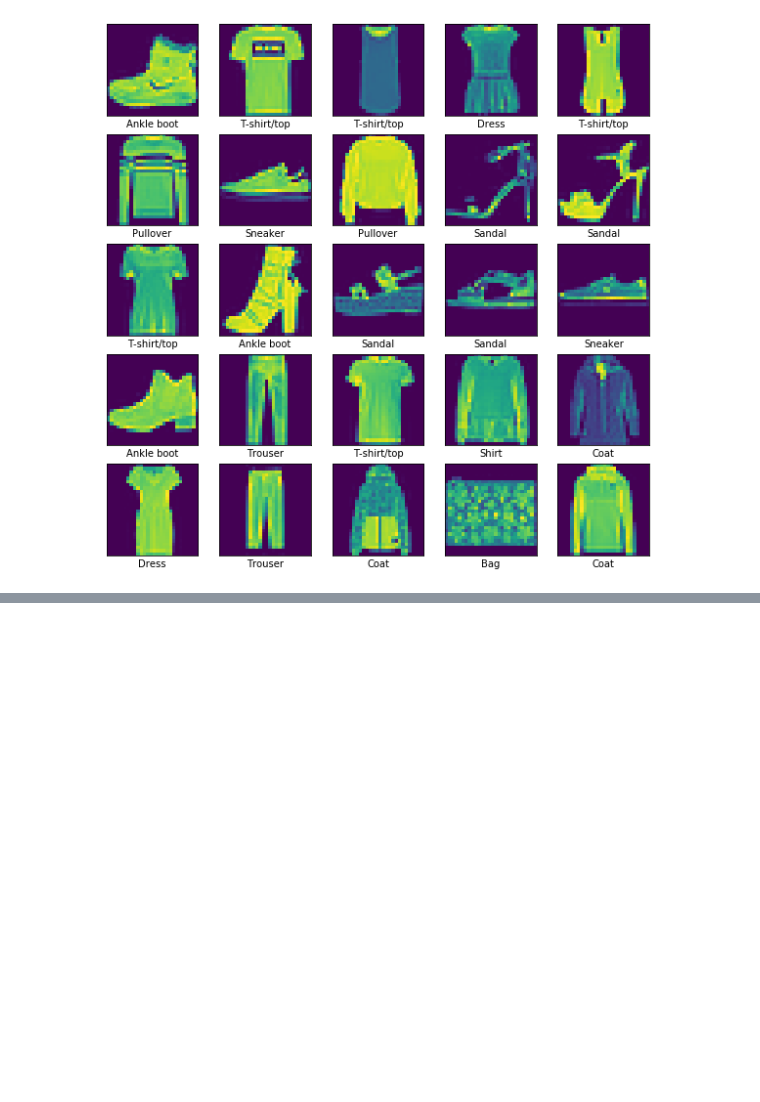
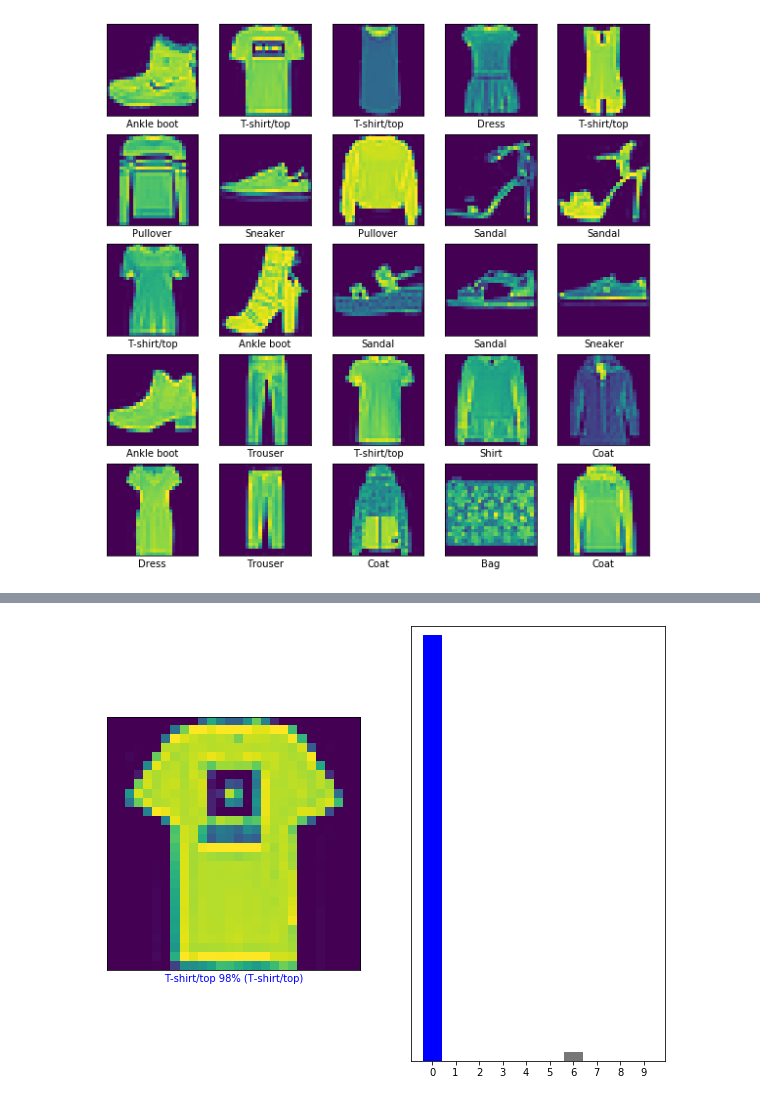
Before and after one commit to LIMON100/Deep-Learning, a Jupyter notebook: CNN/FashionMNIST.ipynb, the cells around one changed output, grey strips where cells are left out. Cells and saved outputs as stored; diff of their text form; code cells hidden in the pictures; blank space fills up the shorter version.

```diff
--- a/CNN/FashionMNIST.ipynb
+++ b/CNN/FashionMNIST.ipynb
@@ -175,0 +274,10 @@ plt.show()
+# %%
+i = 121
+plt.figure(figsize=(10 , 8))
+plt.subplot(1,2,1)
+plot_image(i , predict[i] , y_test , x_test)
+plt.subplot(1,2,2)
+plot_value_array(i, predict[i] ,  y_test)
+plt.show()
+# %% [output]
+[figure, added]
```
Also changed, not shown: parts of 32 cells of this notebook.
